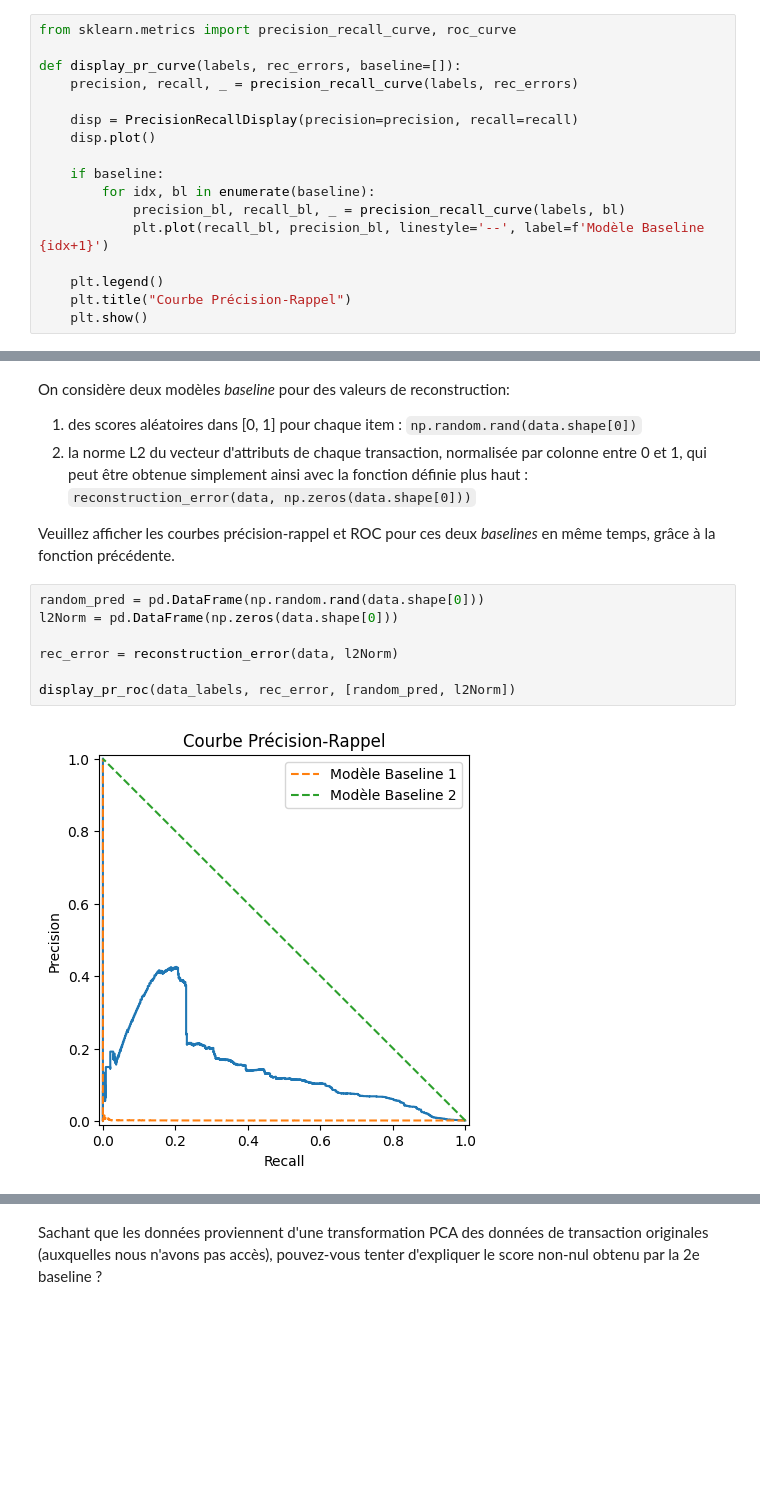
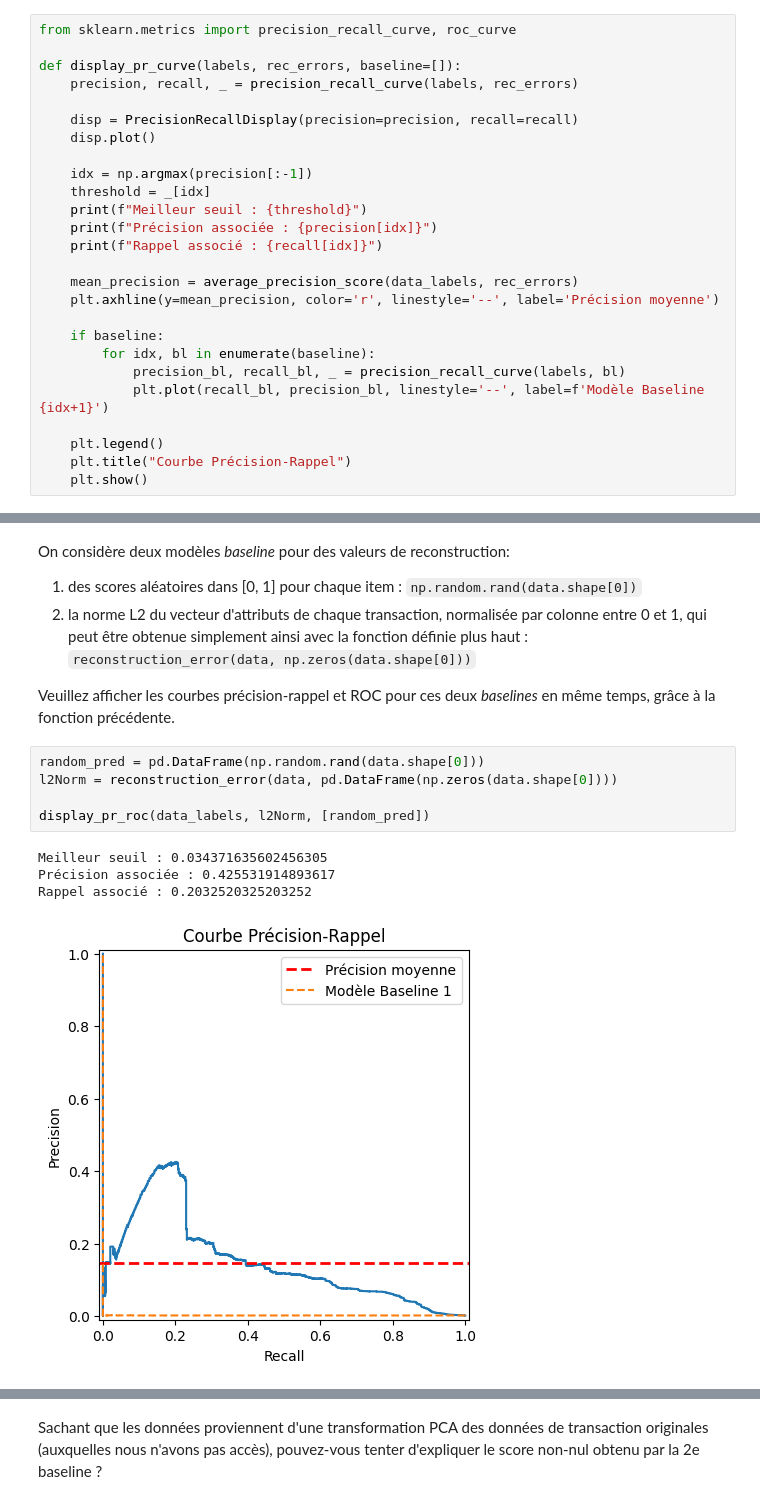
Before and after one commit to Raynobrak/heigvd-labos-apn, a Jupyter notebook: Labo6/Labo6_Autoencodeurs_AncayCharbonnier.ipynb, the cells around one changed output, grey strips where cells are left out. Cells and saved outputs as stored; diff of their text form; blank space fills up the shorter version.

```diff
--- a/Labo6/Labo6_Autoencodeurs_AncayCharbonnier.ipynb
+++ b/Labo6/Labo6_Autoencodeurs_AncayCharbonnier.ipynb
@@ -113,6 +113,15 @@ def display_pr_curve(labels, rec_errors, baseline=[]):
     disp = PrecisionRecallDisplay(precision=precision, recall=recall)
     disp.plot()
 
+    idx = np.argmax(precision[:-1])
+    threshold = _[idx]
+    print(f"Meilleur seuil : {threshold}")
+    print(f"Précision associée : {precision[idx]}")
+    print(f"Rappel associé : {recall[idx]}")
+
+    mean_precision = average_precision_score(data_labels, rec_errors)
+    plt.axhline(y=mean_precision, color='r', linestyle='--', label='Précision moyenne')
+
     if baseline:
         for idx, bl in enumerate(baseline):
             precision_bl, recall_bl, _ = precision_recall_curve(labels, bl)
@@ -150,10 +159,11 @@ On considère deux modèles *baseline* pour des valeurs de reconstruction:
 Veuillez afficher les courbes précision-rappel et ROC pour ces deux *baselines* en même temps, grâce à la fonction précédente.
 # %%
 random_pred = pd.DataFrame(np.random.rand(data.shape[0]))
-l2Norm = pd.DataFrame(np.zeros(data.shape[0]))
+l2Norm = reconstruction_error(data, pd.DataFrame(np.zeros(data.shape[0])))
 
-rec_error = reconstruction_error(data, l2Norm)
-
-display_pr_roc(data_labels, rec_error, [random_pred, l2Norm])
+display_pr_roc(data_labels, l2Norm, [random_pred])
 # %% [output]
+Meilleur seuil : 0.034371635602456305
+Précision associée : 0.425531914893617
+Rappel associé : 0.2032520325203252
-[figure, old version]
+[figure, new version]
```
Also changed, not shown: parts of 15 cells of this notebook.
